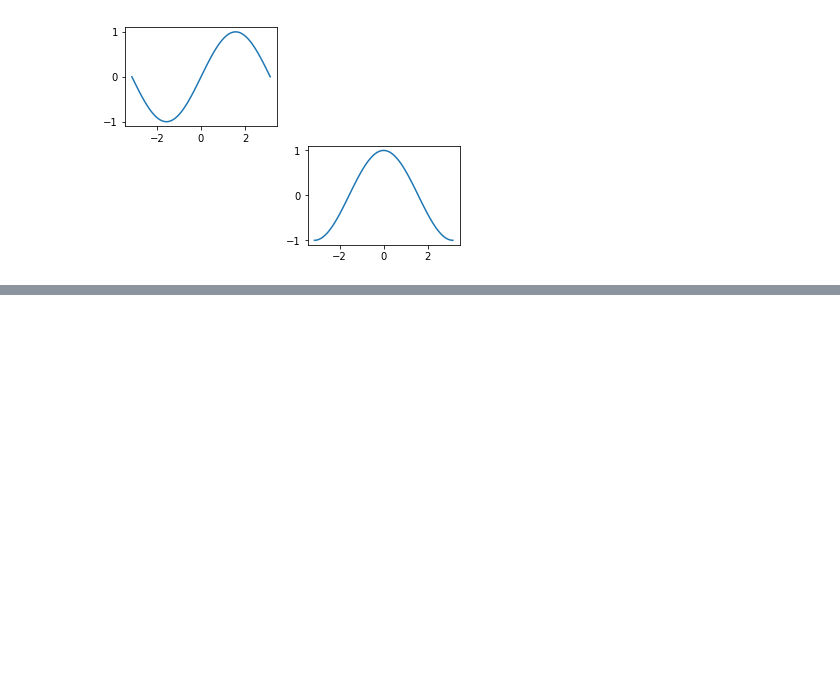
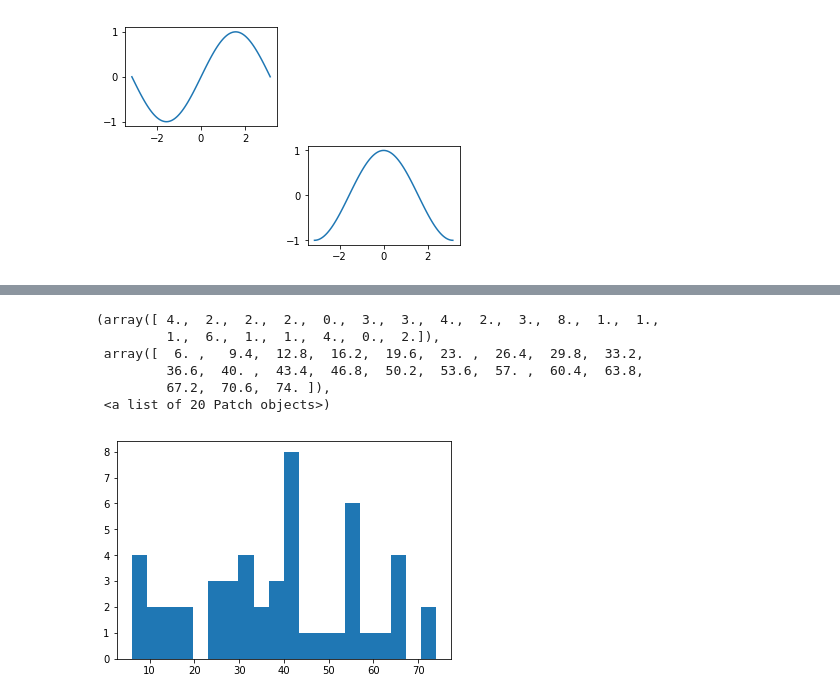
Before and after one commit to learningwithdg/datascience, a Jupyter notebook: 3.Matplotlib.ipynb, the cells around one changed output, grey strips where cells are left out. Cells and saved outputs as stored; diff of their text form; code cells hidden in the pictures; blank space fills up the shorter version.

```diff
--- a/3.Matplotlib.ipynb
+++ b/3.Matplotlib.ipynb
@@ -317,0 +343,10 @@ plt.show()
+# %%
+plt.hist(ages, bins=20)
+# %% [output]
+(array([ 4.,  2.,  2.,  2.,  0.,  3.,  3.,  4.,  2.,  3.,  8.,  1.,  1.,
+         1.,  6.,  1.,  1.,  4.,  0.,  2.]),
+ array([  6. ,   9.4,  12.8,  16.2,  19.6,  23. ,  26.4,  29.8,  33.2,
+         36.6,  40. ,  43.4,  46.8,  50.2,  53.6,  57. ,  60.4,  63.8,
+         67.2,  70.6,  74. ]),
+ <a list of 20 Patch objects>)
+[figure, added]
```
Also changed, not shown: parts of 21 cells of this notebook, 1 other file.
